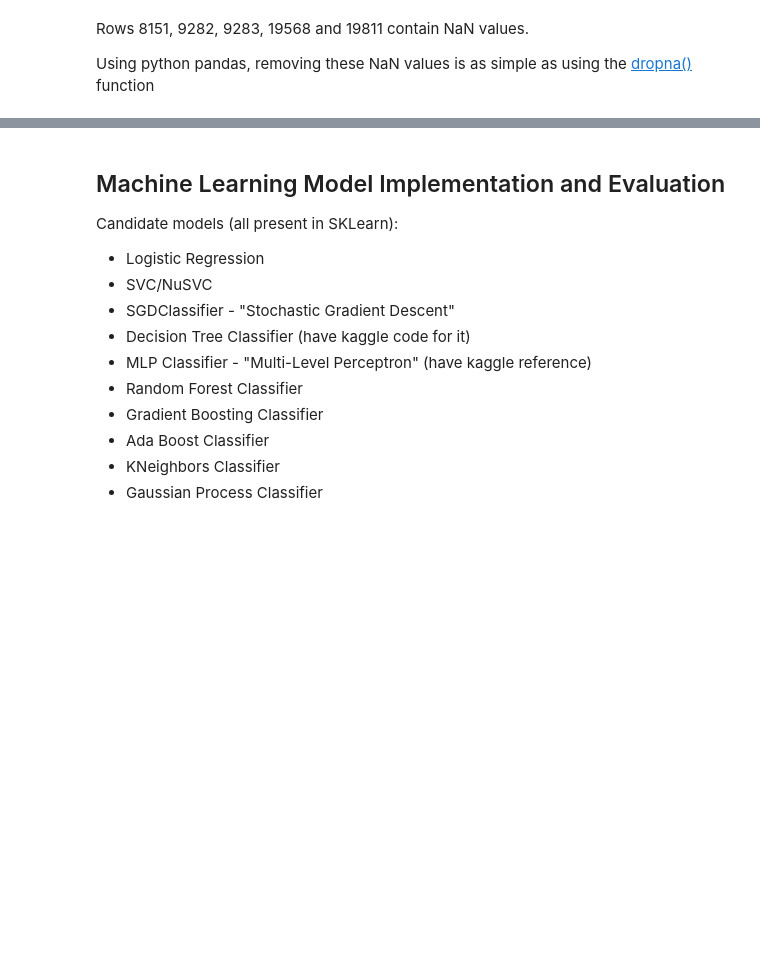
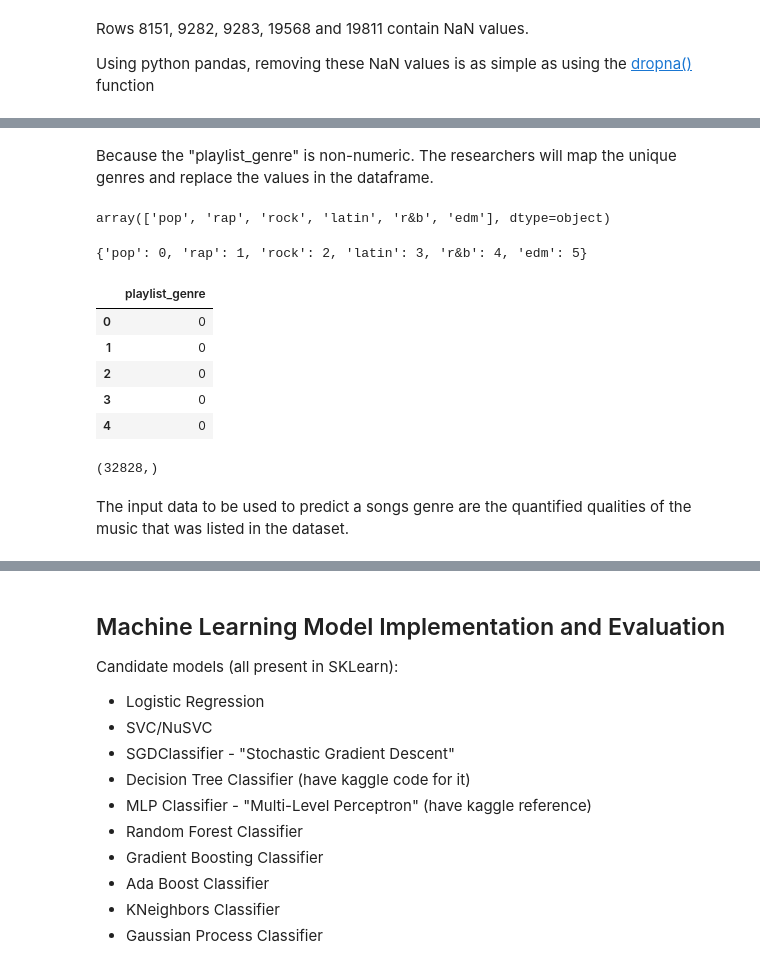
Before and after one commit to MraccraM/MCO3-MachineLearning, a Jupyter notebook: mco3_Avellaneda_Fadrigo_Sibal_Tan.ipynb, the cells around one changed output, grey strips where cells are left out. Cells and saved outputs as stored; diff of their text form; code cells hidden in the pictures; blank space fills up the shorter version.

```diff
--- a/mco3_Avellaneda_Fadrigo_Sibal_Tan.ipynb
+++ b/mco3_Avellaneda_Fadrigo_Sibal_Tan.ipynb
@@ -151,4 +153,4 @@ Rows 8151, 9282, 9283, 19568 and 19811 contain NaN values.
 
 Using python pandas, removing these NaN values is as simple as using the [dropna()](https://pandas.pydata.org/docs/reference/api/pandas.DataFrame.dropna.html) function
 # %%
-df.dropna()
+df = df.dropna()
@@ -178,0 +170,4 @@ TODO:
+# %%
+output = df['playlist_genre']
+output = output.to_frame()
+output.info()
@@ -178,0 +183,29 @@ TODO:
+# %% [markdown]
+Because the "playlist_genre" is non-numeric. The researchers will map the unique genres and replace the values in the dataframe.
+# %%
+genres = output['playlist_genre'].unique()
+genres
+# %% [output]
+array(['pop', 'rap', 'rock', 'latin', 'r&b', 'edm'], dtype=object)
+# %%
+mapped_genres = {genre : i for i, genre in enumerate(genres)}
+mapped_genres
+# %% [output]
+{'pop': 0, 'rap': 1, 'rock': 2, 'latin': 3, 'r&b': 4, 'edm': 5}
+# %%
+output = output.replace({'playlist_genre':mapped_genres})
+output.head()
+# %% [output]
+|  | playlist_genre |
+| 0 | 0 |
+| 1 | 0 |
+| 2 | 0 |
+| 3 | 0 |
+| 4 | 0 |
+# %%
+output = output.squeeze()
+output.shape
+# %% [output]
+(32828,)
+# %% [markdown]
+The input data to be used to predict a songs genre are the quantified qualities of the music that was listed in the dataset.
```
Also changed, not shown: parts of 21 cells of this notebook.
